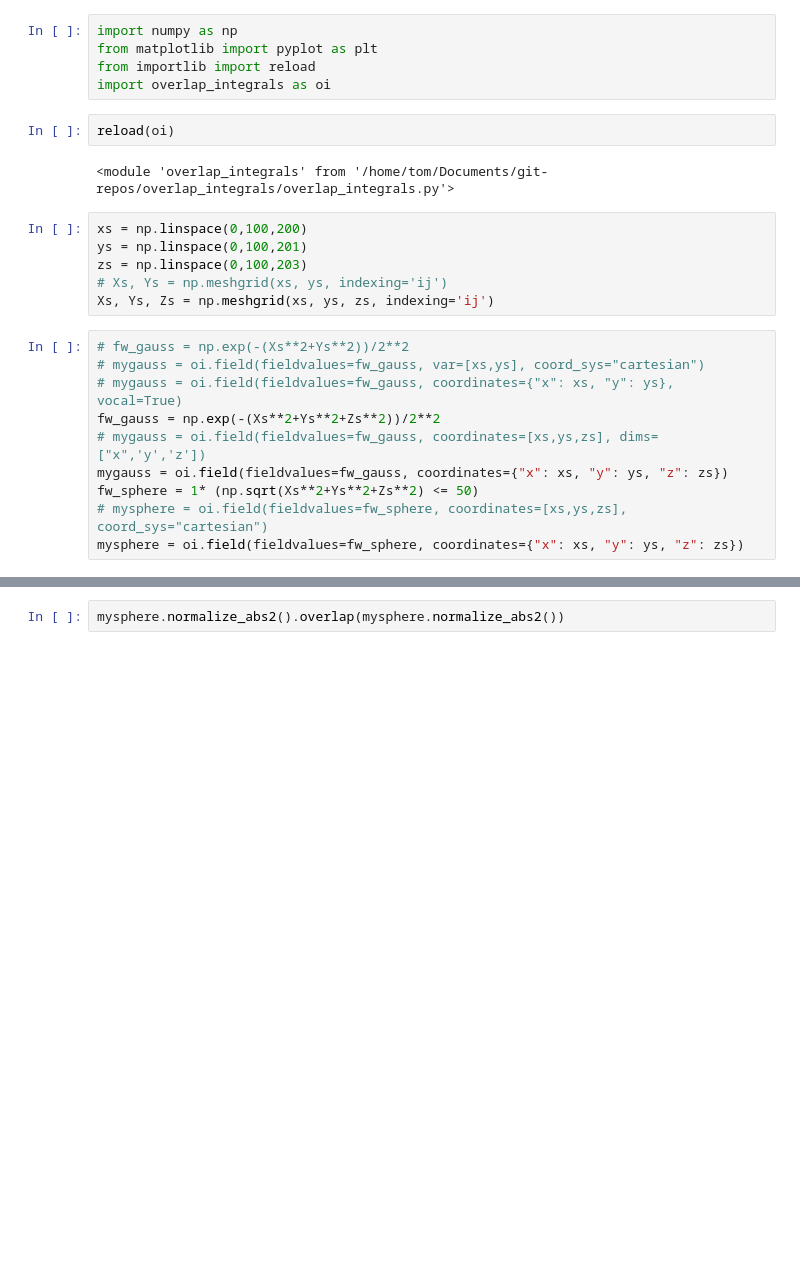
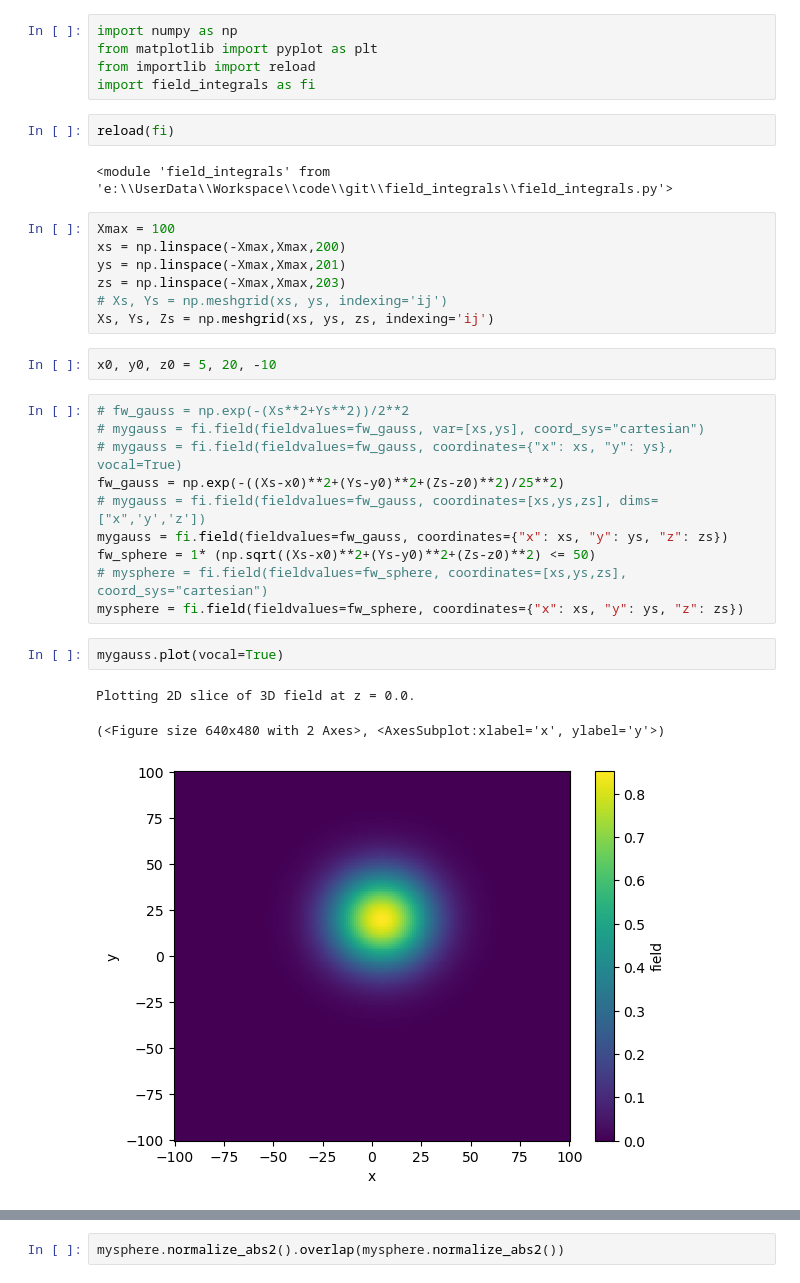
Before and after one commit to schatteburg/field_integrals, a Jupyter notebook: test.ipynb, the cells around one changed output, grey strips where cells are left out. Cells and saved outputs as stored; diff of their text form; blank space fills up the shorter version.

```diff
--- a/test.ipynb
+++ b/test.ipynb
@@ -2,24 +2,33 @@
 import numpy as np
 from matplotlib import pyplot as plt
 from importlib import reload
-import overlap_integrals as oi
+import field_integrals as fi
 # %%
-reload(oi)
+reload(fi)
 # %% [output]
-<module 'overlap_integrals' from '/home/tom/Documents/git-repos/overlap_integrals/overlap_integrals.py'>
+<module 'field_integrals' from 'e:\\UserData\\Workspace\\code\\git\\field_integrals\\field_integrals.py'>
 # %%
-xs = np.linspace(0,100,200)
-ys = np.linspace(0,100,201)
-zs = np.linspace(0,100,203)
+Xmax = 100
+xs = np.linspace(-Xmax,Xmax,200)
+ys = np.linspace(-Xmax,Xmax,201)
+zs = np.linspace(-Xmax,Xmax,203)
 # Xs, Ys = np.meshgrid(xs, ys, indexing='ij')
 Xs, Ys, Zs = np.meshgrid(xs, ys, zs, indexing='ij')
+# %%
+x0, y0, z0 = 5, 20, -10
 # %%
 # fw_gauss = np.exp(-(Xs**2+Ys**2))/2**2
-# mygauss = oi.field(fieldvalues=fw_gauss, var=[xs,ys], coord_sys="cartesian")
-# mygauss = oi.field(fieldvalues=fw_gauss, coordinates={"x": xs, "y": ys}, vocal=True)
-fw_gauss = np.exp(-(Xs**2+Ys**2+Zs**2))/2**2
-# mygauss = oi.field(fieldvalues=fw_gauss, coordinates=[xs,ys,zs], dims=["x",'y','z'])
-mygauss = oi.field(fieldvalues=fw_gauss, coordinates={"x": xs, "y": ys, "z": zs})
-fw_sphere = 1* (np.sqrt(Xs**2+Ys**2+Zs**2) <= 50)
-# mysphere = oi.field(fieldvalues=fw_sphere, coordinates=[xs,ys,zs], coord_sys="cartesian")
-mysphere = oi.field(fieldvalues=fw_sphere, coordinates={"x": xs, "y": ys, "z": zs})
+# mygauss = fi.field(fieldvalues=fw_gauss, var=[xs,ys], coord_sys="cartesian")
+# mygauss = fi.field(fieldvalues=fw_gauss, coordinates={"x": xs, "y": ys}, vocal=True)
+fw_gauss = np.exp(-((Xs-x0)**2+(Ys-y0)**2+(Zs-z0)**2)/25**2)
+# mygauss = fi.field(fieldvalues=fw_gauss, coordinates=[xs,ys,zs], dims=["x",'y','z'])
+mygauss = fi.field(fieldvalues=fw_gauss, coordinates={"x": xs, "y": ys, "z": zs})
+fw_sphere = 1* (np.sqrt((Xs-x0)**2+(Ys-y0)**2+(Zs-z0)**2) <= 50)
+# mysphere = fi.field(fieldvalues=fw_sphere, coordinates=[xs,ys,zs], coord_sys="cartesian")
+mysphere = fi.field(fieldvalues=fw_sphere, coordinates={"x": xs, "y": ys, "z": zs})
+# %%
+mygauss.plot(vocal=True)
+# %% [output]
+Plotting 2D slice of 3D field at z = 0.0.
+(<Figure size 640x480 with 2 Axes>, <AxesSubplot:xlabel='x', ylabel='y'>)
+[figure, added]
```
Also changed, not shown: parts of 20 cells of this notebook, 1 other file.
